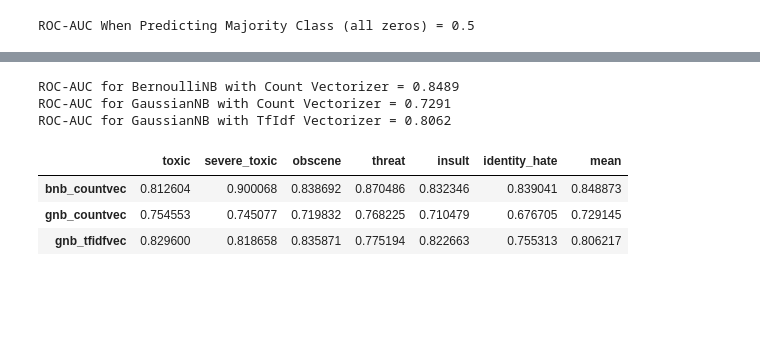
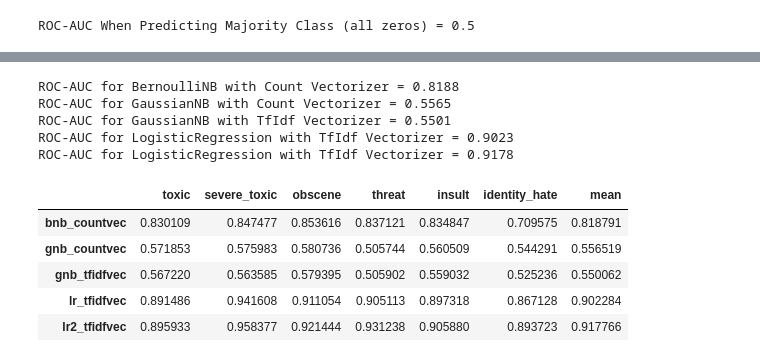
Before and after one commit to avidkenil/ml_project, a Jupyter notebook: src/modeling.ipynb, the cells around one changed output, grey strips where cells are left out. Saved outputs shown, nothing was run; the diff lists cells and outputs as text; code cells hidden in the pictures; blank space fills up the shorter version.

Commit message:
added the pre-processing and new models in modeling

```diff
--- a/src/modeling.ipynb
+++ b/src/modeling.ipynb
@@ -188,0 +189,4 @@ TfidfVectorizer(analyzer='word', binary=False, decode_error='strict',
+# %%
+num_feats = 1000
+n_grams = 2
+ngram_range = list(map(lambda x:x+1,range(n_grams)))
@@ -189,5 +217,7 @@ TfidfVectorizer(analyzer='word', binary=False, decode_error='strict',
 # %%
 # Transform data as per Count Vectorizer
+X_train_val = pickle.load(open('../data/X_train_val_os.pkl','rb'))
+y_train_val = pickle.load(open('../data/y_train_val_os.pkl','rb'))
 X_train_val_countvec = countvec.transform(X_train_val['comment_text'])
 X_test_countvec = countvec.transform(X_test['comment_text'])
 
@@ -209,6 +239,25 @@ predictions_gnb_countvec = gnb_countvec.predict_proba(X_test_countvec)
 gnb_tfidf = BinaryRelevance(GaussianNB())
 gnb_tfidf.fit(X_train_val_tfidf, y_train_val)
 predictions_gnb_tfidf = gnb_tfidf.predict_proba(X_test_tfidf)
+
+# Fit individual GaussianNB models for each target with TF-IDF Vectorizer
+lr_tfidf = BinaryRelevance(LogisticRegression(penalty='l1'))
+lr_tfidf.fit(X_train_val_tfidf, y_train_val)
+predictions_lr_tfidf = lr_tfidf.predict_proba(X_test_tfidf)
+
+# Fit individual GaussianNB models for each target with TF-IDF Vectorizer
+lr2_tfidf = BinaryRelevance(LogisticRegression(penalty='l2'))
+lr2_tfidf.fit(X_train_val_tfidf, y_train_val)
+predictions_lr2_tfidf = lr2_tfidf.predict_proba(X_test_tfidf)
+
+
+# Fit individual GaussianNB models for each target with TF-IDF Vectorizer
+#scaler = preprocessing.StandardScaler().fit(X_train_val_tfidf)
+#X_train_val_tfidf = scaler.transform(X_train_val_tfidf)
+#X_test_tfidf = scaler.transform(X_test_tfidf)
+#svc_tfidf = BinaryRelevance(SVC(kernel='linear'))
+#svc_tfidf.fit(X_train_val_tfidf, y_train_val)
+#predictions_svc_tfidf = svc_tfidf.predict_proba(X_test_tfidf)
 # %%
 # Predict probabilities of each class for Count Vectorizer (BernoulliNB)
 probabilities_bnb_countvec = np.squeeze(np.asarray(predictions_bnb_countvec.todense()))
@@ -216,6 +265,16 @@ probabilities_bnb_countvec = np.squeeze(np.asarray(predictions_bnb_countvec.tode
 # Predict probabilities of each class for Count Vectorizer and TF-IDF Vectorizer (GaussianNB)
 probabilities_gnb_countvec = np.squeeze(np.asarray(predictions_gnb_countvec.todense()))
 probabilities_gnb_tfidf = np.squeeze(np.asarray(predictions_gnb_tfidf.todense()))
+
+
+#Predict probabilities of each class for TF-IDF Vectorizer (LogisticRegression)
+probabilities_lr_tfidf = np.squeeze(np.asarray(predictions_lr_tfidf.todense()))
+
+#Predict probabilities of each class for TF-IDF Vectorizer (LogisticRegression)
+probabilities_lr2_tfidf = np.squeeze(np.asarray(predictions_lr2_tfidf.todense()))
+
+#Predict probabilities of each class for TF-IDF Vectorizer (SVC(linear kernel))
+#probabilities_svc_tfidf = np.squeeze(np.asarray(predictions_svc_tfidf.todense()))
 # %%
 # Compute ROC-AUC values of each class for Count Vectorizer (BernoulliNB)
 auc_bnb_countvec = []
@@ -273,21 +382,34 @@ plt.show()
 print('ROC-AUC for BernoulliNB with Count Vectorizer = {:.4f}'.format(np.mean(auc_bnb_countvec)))
 print('ROC-AUC for GaussianNB with Count Vectorizer = {:.4f}'.format(np.mean(auc_gnb_countvec)))
 print('ROC-AUC for GaussianNB with TfIdf Vectorizer = {:.4f}'.format(np.mean(auc_gnb_tfidf)))
+print('ROC-AUC for LogisticRegression with TfIdf Vectorizer = {:.4f}'.format(np.mean(auc_lr_tfidf)))
+print('ROC-AUC for LogisticRegression with TfIdf Vectorizer = {:.4f}'.format(np.mean(auc_lr2_tfidf)))
+
+#print('ROC-AUC for SVC with TfIdf Vectorizer = {:.4f}'.format(np.mean(auc_svc_tfidf)))
 # %% [output]
-ROC-AUC for BernoulliNB with Count Vectorizer = 0.8489
-ROC-AUC for GaussianNB with Count Vectorizer = 0.7291
-ROC-AUC for GaussianNB with TfIdf Vectorizer = 0.8062
+ROC-AUC for BernoulliNB with Count Vectorizer = 0.8188
+ROC-AUC for GaussianNB with Count Vectorizer = 0.5565
+ROC-AUC for GaussianNB with TfIdf Vectorizer = 0.5501
+ROC-AUC for LogisticRegression with TfIdf Vectorizer = 0.9023
+ROC-AUC for LogisticRegression with TfIdf Vectorizer = 0.9178
 # %%
 aucs = pd.DataFrame()
 aucs['bnb_countvec'] = auc_bnb_countvec
 aucs['gnb_countvec'] = auc_gnb_countvec
 aucs['gnb_tfidfvec'] = auc_gnb_tfidf
+aucs['lr_tfidfvec'] = auc_lr_tfidf
+aucs['lr2_tfidfvec'] = auc_lr2_tfidf
+
+#aucs['svc_tfidfvec'] = auc_svc_tfidf
+
 aucs = aucs.T
 aucs.columns = target_cols
 aucs['mean'] = np.mean(aucs[target_cols], axis=1)
 aucs
 # %% [output]
 |  | toxic | severe_toxic | obscene | threat | insult | identity_hate | mean |
-| bnb_countvec | 0.812604 | 0.900068 | 0.838692 | 0.870486 | 0.832346 | 0.839041 | 0.848873 |
-| gnb_countvec | 0.754553 | 0.745077 | 0.719832 | 0.768225 | 0.710479 | 0.676705 | 0.729145 |
-| gnb_tfidfvec | 0.829600 | 0.818658 | 0.835871 | 0.775194 | 0.822663 | 0.755313 | 0.806217 |
+| bnb_countvec | 0.830109 | 0.847477 | 0.853616 | 0.837121 | 0.834847 | 0.709575 | 0.818791 |
+| gnb_countvec | 0.571853 | 0.575983 | 0.580736 | 0.505744 | 0.560509 | 0.544291 | 0.556519 |
+| gnb_tfidfvec | 0.567220 | 0.563585 | 0.579395 | 0.505902 | 0.559032 | 0.525236 | 0.550062 |
+| lr_tfidfvec | 0.891486 | 0.941608 | 0.911054 | 0.905113 | 0.897318 | 0.867128 | 0.902284 |
+| lr2_tfidfvec | 0.895933 | 0.958377 | 0.921444 | 0.931238 | 0.905880 | 0.893723 | 0.917766 |
```
Also changed, not shown: parts of 14 cells of this notebook, 4 other files.
